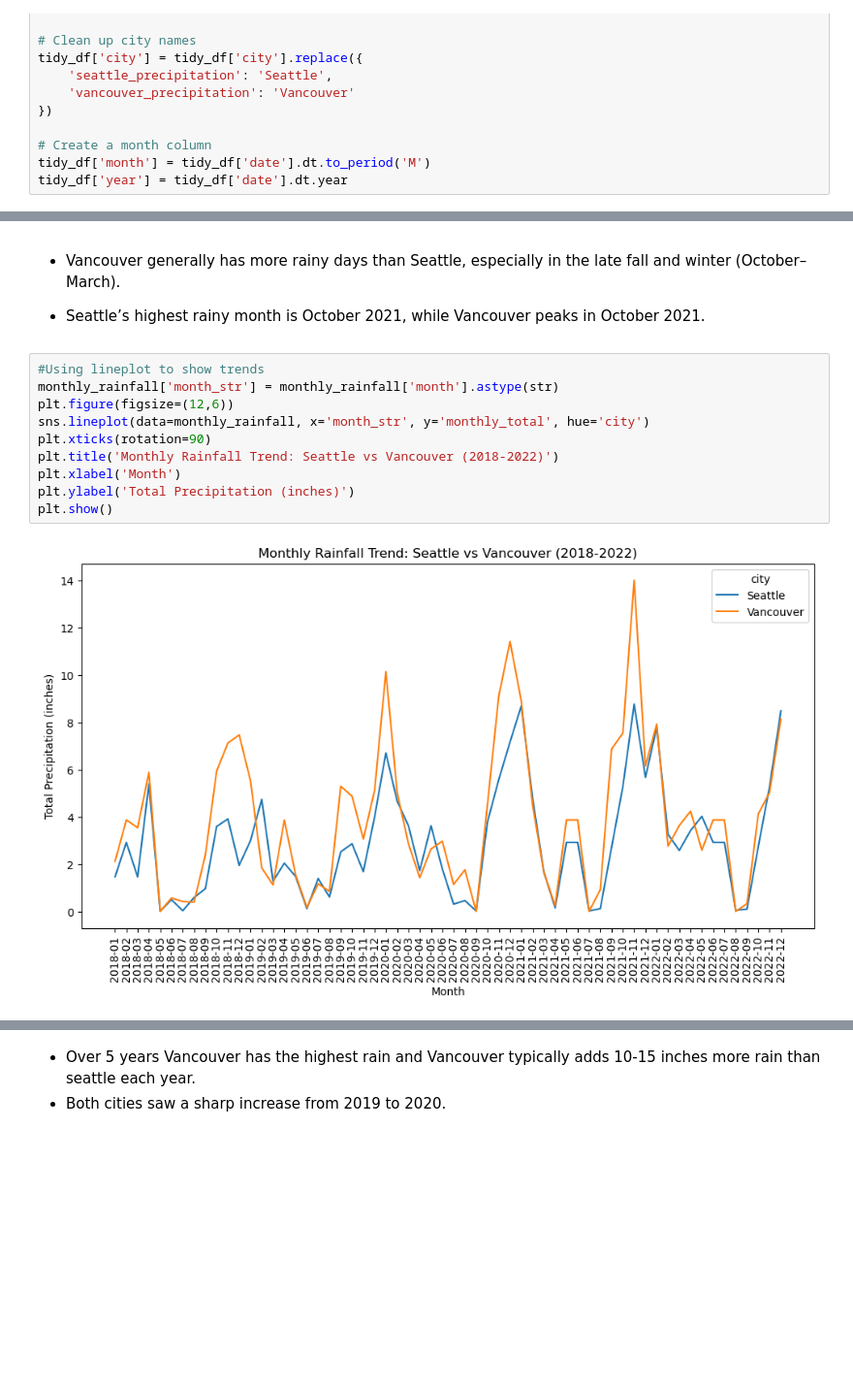
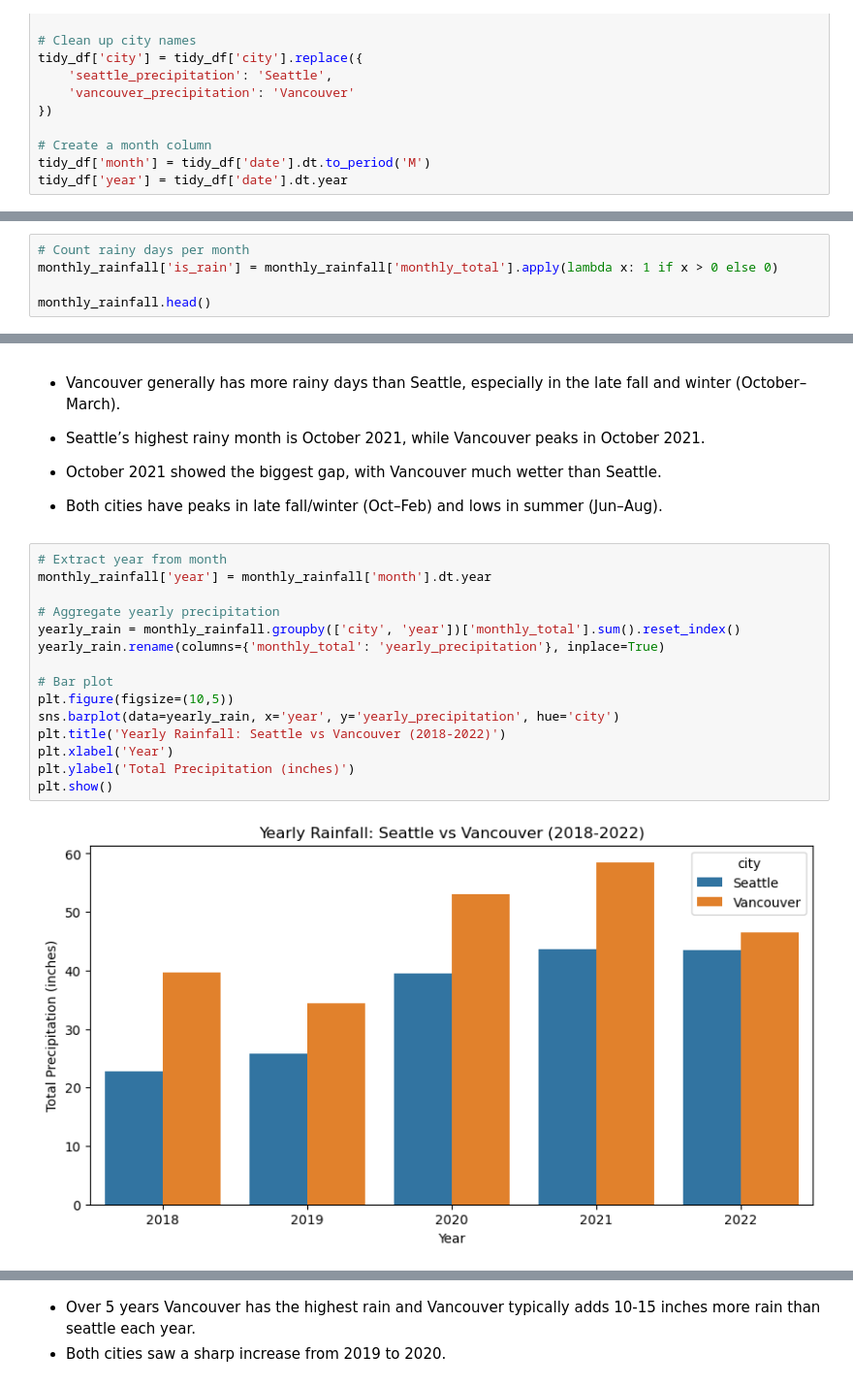
Before and after one commit to porhay007/weather, a Jupyter notebook: code/Seattle_weather_project.ipynb, the cells around one changed output, grey strips where cells are left out. Shown at 97% size. Drawn from its saved outputs; the diff is of its cells as text; blank space fills up the shorter version.

```diff
--- a/code/Seattle_weather_project.ipynb
+++ b/code/Seattle_weather_project.ipynb
@@ -125,0 +144,5 @@ monthly_rainfall.head()
+# %%
+# Count rainy days per month
+monthly_rainfall['is_rain'] = monthly_rainfall['monthly_total'].apply(lambda x: 1 if x > 0 else 0)
+
+monthly_rainfall.head()
@@ -139,15 +173,24 @@ plt.show()
 * Vancouver generally has more rainy days than Seattle, especially in the late fall and winter (October–March).
 
 * Seattle’s highest rainy month is October 2021, while Vancouver peaks in October 2021.
+
+* October 2021 showed the biggest gap, with Vancouver much wetter than Seattle.
+
+* Both cities have peaks in late fall/winter (Oct–Feb) and lows in summer (Jun–Aug).
 # %%
-#Using lineplot to show trends
-monthly_rainfall['month_str'] = monthly_rainfall['month'].astype(str)
-plt.figure(figsize=(12,6))
-sns.lineplot(data=monthly_rainfall, x='month_str', y='monthly_total', hue='city')
-plt.xticks(rotation=90)
-plt.title('Monthly Rainfall Trend: Seattle vs Vancouver (2018-2022)')
-plt.xlabel('Month')
+# Extract year from month
+monthly_rainfall['year'] = monthly_rainfall['month'].dt.year
+
+# Aggregate yearly precipitation
+yearly_rain = monthly_rainfall.groupby(['city', 'year'])['monthly_total'].sum().reset_index()
+yearly_rain.rename(columns={'monthly_total': 'yearly_precipitation'}, inplace=True)
+
+# Bar plot
+plt.figure(figsize=(10,5))
+sns.barplot(data=yearly_rain, x='year', y='yearly_precipitation', hue='city')
+plt.title('Yearly Rainfall: Seattle vs Vancouver (2018-2022)')
+plt.xlabel('Year')
 plt.ylabel('Total Precipitation (inches)')
 plt.show()
 # %% [output]
-[figure, old version]
+[figure, new version]
```
Also changed, not shown: parts of 17 cells of this notebook, 1 other file.
